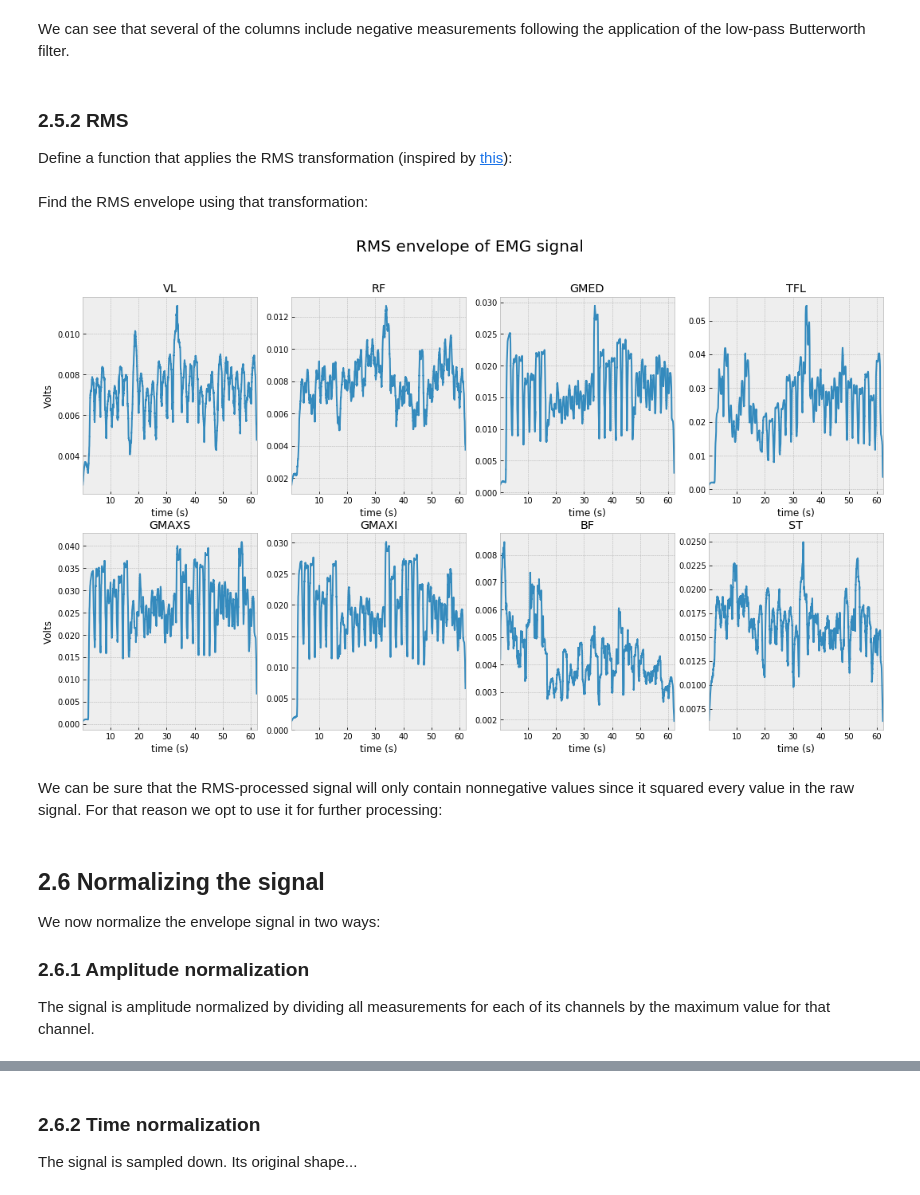
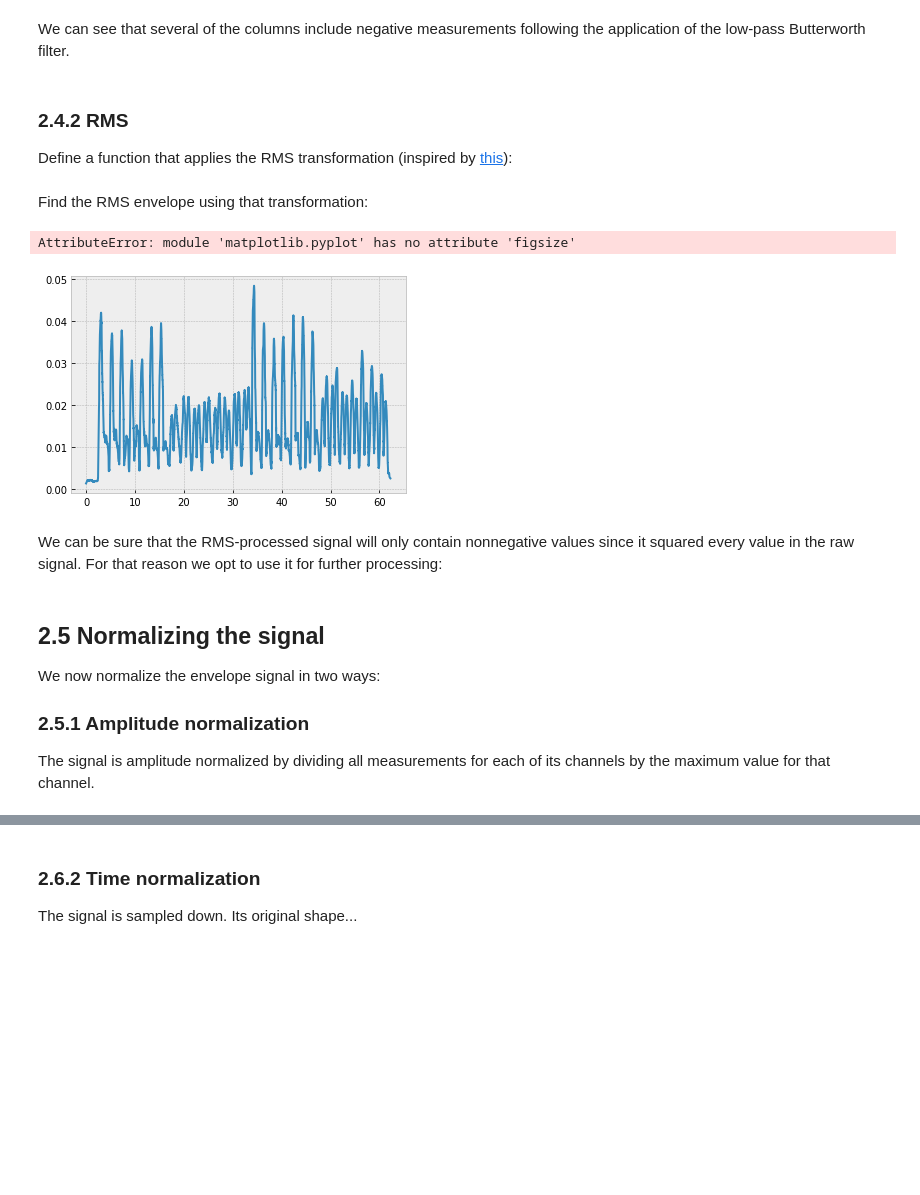
Before and after one commit to elvis-sik/muscle_synergies, a Jupyter notebook: examples/2. Extracting muscle synergies.ipynb, the cells around one changed output, grey strips where cells are left out. Cells and saved outputs as stored; diff of their text form; code cells hidden in the pictures; blank space fills up the shorter version.

Commit message:
Extract analysis from notebook to module

```diff
--- a/examples/2. Extracting muscle synergies.ipynb
+++ b/examples/2. Extracting muscle synergies.ipynb
@@ -15,15 +15,18 @@ import functools
 from pathlib import Path
 
 import matplotlib.pyplot as plt
-plt.style.use('bmh')
 import numpy as np
 import pandas
-from scipy.fftpack import fft, fftfreq
 import scipy.signal as signal
-import seaborn as sns
-from sklearn.decomposition import NMF
 
 from muscle_synergies import load_vicon_file
+from muscle_synergies.analysis import (
+    plot_emg_signal,
+    positive_spectrum,
+    plot_spectrum,
+    butterworth_filter,
+    find_synergies,
+    synergy_heatmap,)
 # %%
 cwd = Path().resolve()
 data_dir = cwd / '..' / 'sample_data'
@@ -52,14 +52,0 @@ We first write a function we will use throughout the notebook to plot the time-d
-# %%
-def plot_emg_signal(emg_df, title, xlabel='time (s)', ylabel='Volts', xticks_off=False):
-    """Plot EMG DataFrame with 8 columns."""
-    fig, axs = plt.subplots(2, 4, figsize=(18, 10))
-    for (ax, col) in zip(axs.flat, emg_df.columns):
-        emg_df[col].plot(ax=ax)
-        ax.set_title(col)
-        if xticks_off:
-            ax.set_xticks([], [])
-        ax.set(xlabel=xlabel)
-    fig.suptitle(title, fontsize=20)
-    axs[0, 0].set_ylabel(ylabel)
-    axs[1, 0].set_ylabel(ylabel)
-    plt.show()
@@ -185,7 +117,7 @@ dtype: int64
 # %% [markdown]
 We can see that several of the columns include negative measurements following the application of the low-pass Butterworth filter.
 # %% [markdown]
-### 2.5.2 RMS
+### 2.4.2 RMS
 
 Define a function that applies the RMS transformation (inspired by [this](https://stackoverflow.com/questions/8245687/numpy-root-mean-squared-rms-smoothing-of-a-signal)):
 # %%
@@ -201,23 +133,24 @@ def rms_envelope(emg_signal, window_size: int):
 # %% [markdown]
 Find the RMS envelope using that transformation:
 # %%
-window_size = 3000
-filtered_arr = rms_envelope(bandpass_filtered_df, window_size)
+window_size = 1000
+filtered_arr = rms_envelope(emg_df, window_size)
 rms_envelope_df = pandas.DataFrame(filtered_arr, columns=emg_df.columns, index=emg_df.index)
 plot_emg_signal(rms_envelope_df, 'RMS envelope of EMG signal')
 # %% [output]
+AttributeError: module 'matplotlib.pyplot' has no attribute 'figsize'
-[figure, old version]
+[figure, new version]
 # %% [markdown]
 We can be sure that the RMS-processed signal will only contain nonnegative values since it squared every value in the raw signal.
 For that reason we opt to use it for further processing:
 # %%
 processed_df = rms_envelope_df
 # %% [markdown]
-## 2.6 Normalizing the signal
+## 2.5 Normalizing the signal
 
 We now normalize the envelope signal in two ways:
 
-### 2.6.1 Amplitude normalization
+### 2.5.1 Amplitude normalization
 
 The signal is amplitude normalized by dividing all measurements for each of its channels by the maximum value for that channel.
 # %%
```
Also changed, not shown: parts of 37 cells of this notebook, 1 other file.
